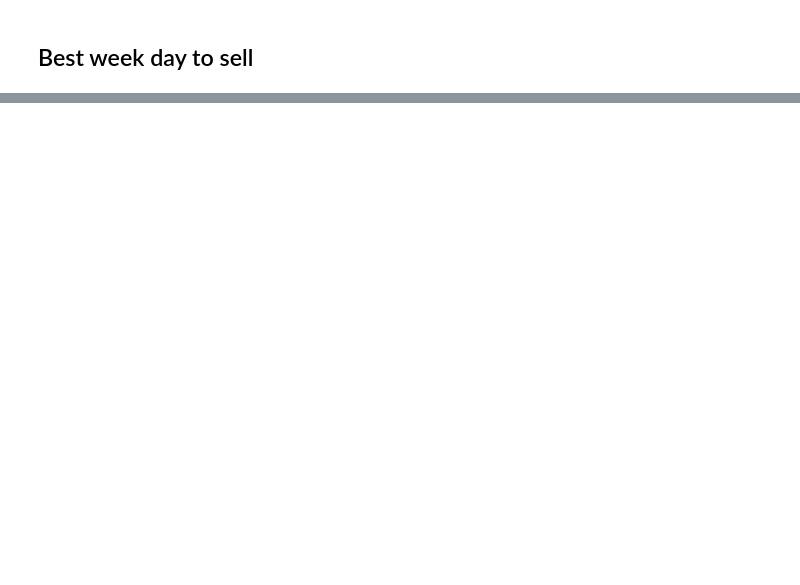
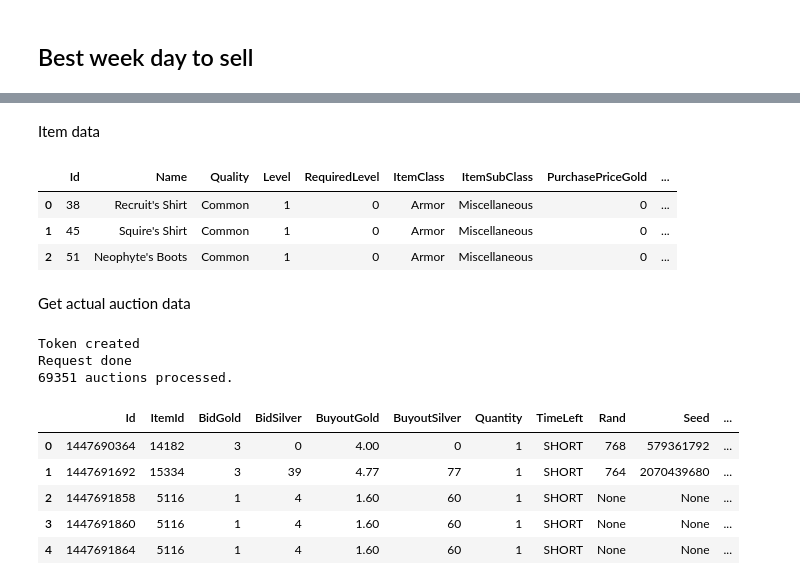
Before and after one commit to AngelUrq/AuctionClassicDS, a Jupyter notebook: Notebook.ipynb, the cells around one changed output, grey strips where cells are left out. Drawn from its saved outputs; the diff is of its cells as text; code cells hidden in the pictures; blank space fills up the shorter version.

```diff
--- a/Notebook.ipynb
+++ b/Notebook.ipynb
@@ -278,0 +322,39 @@ plot = sns.barplot(x='WeekDay', y='Counts', data=count_items)
+# %% [markdown]
+Item data
+# %%
+with open("sql/get_items.sql", "r") as f:
+    sql_items = f.read()
+
+result, headers = get_data(sql_items, config)
+
+items = pd.DataFrame.from_records(result, columns=headers)
+items['ItemId'] = items['Id']
+items['SellPrice'] = items['SellPriceGold'] + items['SellPriceSilver'] / 100.0
+
+items.head(3)
+# %% [output]
+|  | Id | Name | Quality | Level | RequiredLevel | ItemClass | ItemSubClass | PurchasePriceGold | ... |
+| 0 | 38 | Recruit's Shirt | Common | 1 | 0 | Armor | Miscellaneous | 0 | ... |
+| 1 | 45 | Squire's Shirt | Common | 1 | 0 | Armor | Miscellaneous | 0 | ... |
+| 2 | 51 | Neophyte's Boots | Common | 1 | 0 | Armor | Miscellaneous | 0 | ... |
+# %% [markdown]
+Get actual auction data
+# %%
+auctions = get_auction_data(save=False)
+
+df_actual = pd.DataFrame.from_records(auctions, columns=['Id', 'ItemId', 'BidGold', 'BidSilver', 'BuyoutGold', 'BuyoutSilver', 'Quantity', 'TimeLeft', 'Rand', 'Seed'])
+df_actual['BuyoutGold'] = df_actual['BuyoutGold'] + (df_actual['BuyoutSilver'] / 100.0)
+df_actual['UnitPrice'] = df_actual['BuyoutGold'] / df_actual['Quantity']
+df_actual = df_actual[df_actual['BuyoutGold'] > 0]
+
+df_actual.head()
+# %% [output]
+Token created
+Request done
+69351 auctions processed.
+|  | Id | ItemId | BidGold | BidSilver | BuyoutGold | BuyoutSilver | Quantity | TimeLeft | Rand | Seed | ... |
+| 0 | 1447690364 | 14182 | 3 | 0 | 4.00 | 0 | 1 | SHORT | 768 | 579361792 | ... |
+| 1 | 1447691692 | 15334 | 3 | 39 | 4.77 | 77 | 1 | SHORT | 764 | 2070439680 | ... |
+| 2 | 1447691858 | 5116 | 1 | 4 | 1.60 | 60 | 1 | SHORT | None | None | ... |
+| 3 | 1447691860 | 5116 | 1 | 4 | 1.60 | 60 | 1 | SHORT | None | None | ... |
+| 4 | 1447691864 | 5116 | 1 | 4 | 1.60 | 60 | 1 | SHORT | None | None | ... |
```
Also changed, not shown: parts of 66 cells of this notebook, 4 other files.
